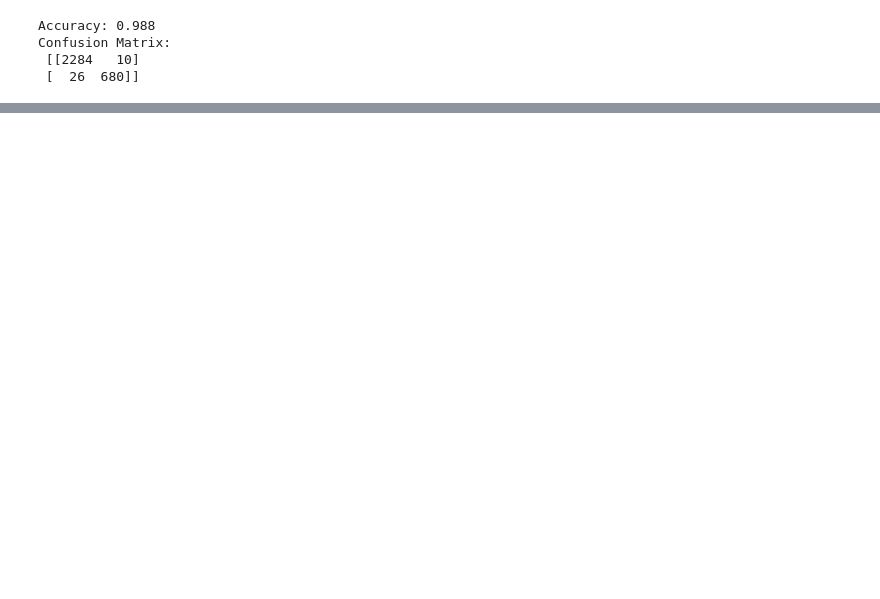
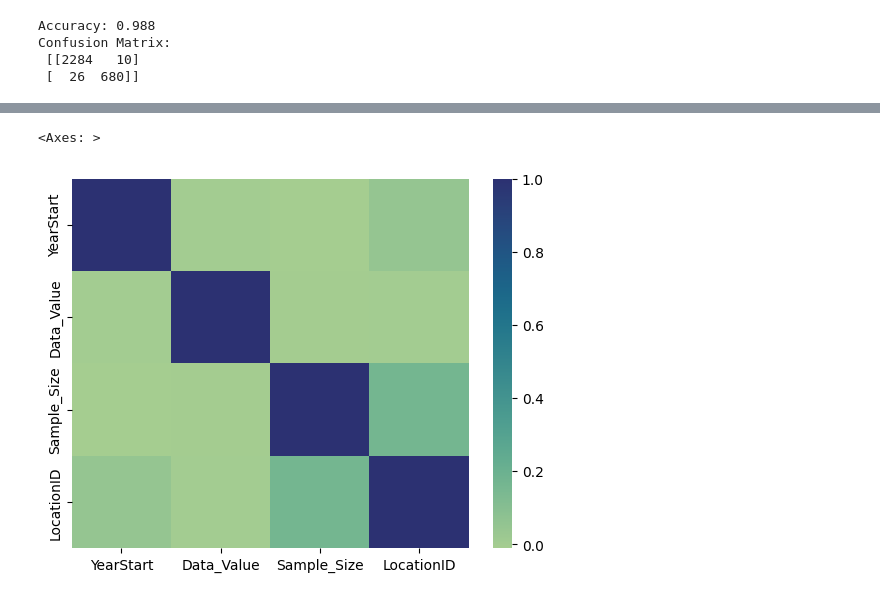
Before and after one commit to imran8583/EdYoda-Programme, a Jupyter notebook: ML_Assignment2_Data_Preprocessing.ipynb, the cells around one changed output, grey strips where cells are left out. Drawn from its saved outputs; the diff is of its cells as text; code cells hidden in the pictures; blank space fills up the shorter version.

```diff
--- a/ML_Assignment2_Data_Preprocessing.ipynb
+++ b/ML_Assignment2_Data_Preprocessing.ipynb
@@ -106,0 +201,2 @@ Confusion Matrix:
+# %%
+df3 = pd.read_csv("/content/Nutrition__Physical_Activity__and_Obesity_-_Behavioral_Risk_Factor_Surveillance_System.csv")
@@ -106,0 +269,8 @@ Confusion Matrix:
+# %%
+df3.drop(['YearEnd', 'Datasource',
+       'Class', 'Topic', 'Question', 'Data_Value_Unit', 'Data_Value_Type',
+        'Data_Value_Alt', 'Data_Value_Footnote_Symbol',
+       'Data_Value_Footnote', 'Low_Confidence_Limit', 'High_Confidence_Limit ',
+       'Total', 'Gender', 'GeoLocation', 'ClassID', 'TopicID', 'QuestionID',
+       'DataValueTypeID', 'StratificationCategory1',
+       'Stratification1', 'StratificationCategoryId1', 'StratificationID1'], axis = 1, inplace=True)
@@ -106,0 +286,2 @@ Confusion Matrix:
+# %%
+df3.drop(["Age(years)", "Education"], axis=1, inplace= True)
@@ -106,0 +305,6 @@ Confusion Matrix:
+# %%
+import seaborn as sns
+sns.heatmap(df3.corr(), cmap= 'crest')
+# %% [output]
+<Axes: >
+[figure, added]
```
Also changed, not shown: parts of 48 cells of this notebook.
